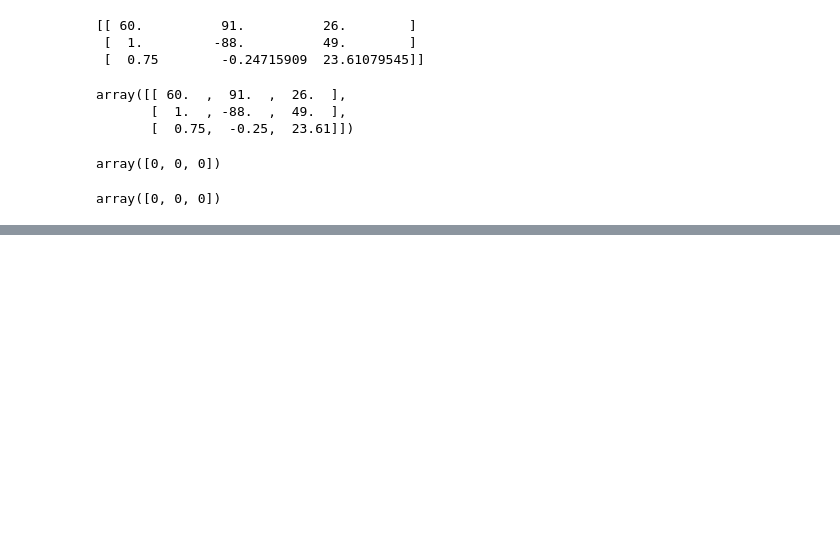
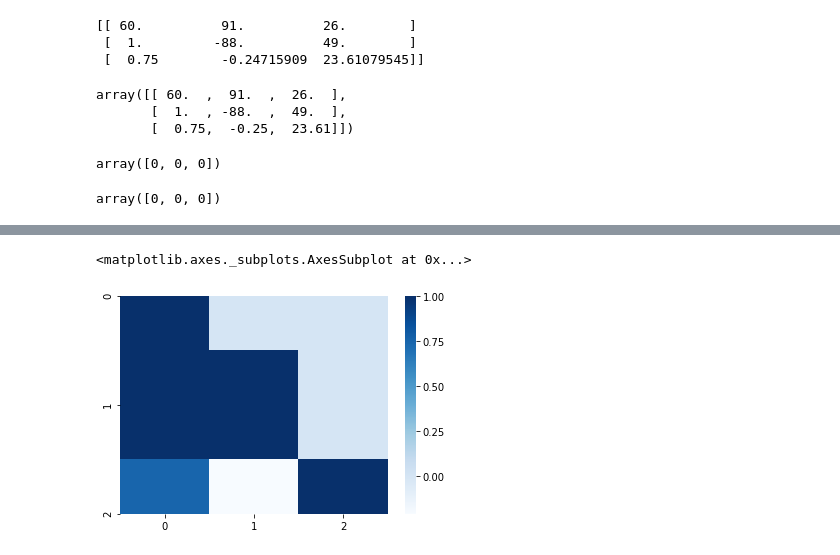
Before and after one commit to RRisto/learning, a Jupyter notebook: linear_algebra_learn/LU_factorization/LU decomposition.ipynb, the cells around one changed output, grey strips where cells are left out. Drawn from its saved outputs; the diff is of its cells as text; code cells hidden in the pictures; blank space fills up the shorter version.

```diff
--- a/linear_algebra_learn/LU_factorization/LU decomposition.ipynb
+++ b/linear_algebra_learn/LU_factorization/LU decomposition.ipynb
@@ -103,0 +112,21 @@ array([[ 6.00000000e+01,  9.10000000e+01,  2.60000000e+01],
+# %%
+#https://johnfoster.pge.utexas.edu/numerical-methods-book/LinearAlgebra_LU.html
+def lu(A):
+
+    #Get the number of rows
+    n = A.shape[0]
+
+    U = A.copy()
+    L = np.eye(n, dtype=np.double)
+
+    #Loop over rows
+    for i in range(n):
+
+        #Eliminate entries below i with row operations
+        #on U and reverse the row operations to
+        #manipulate L
+        factor = U[i+1:, i] / U[i, i]
+        L[i+1:, i] = factor
+        U[i+1:] -= factor[:, np.newaxis] * U[i]
+
+    return L, U
@@ -103,0 +140,2 @@ array([[ 6.00000000e+01,  9.10000000e+01,  2.60000000e+01],
+# %%
+L, U =lu(A)
@@ -103,0 +178,5 @@ array([[ 6.00000000e+01,  9.10000000e+01,  2.60000000e+01],
+# %%
+sns.heatmap(L, robust=True, cmap='Blues')
+# %% [output]
+<matplotlib.axes._subplots.AxesSubplot at 0x...>
+[figure, added]
```
Also changed, not shown: parts of 61 cells of this notebook.
